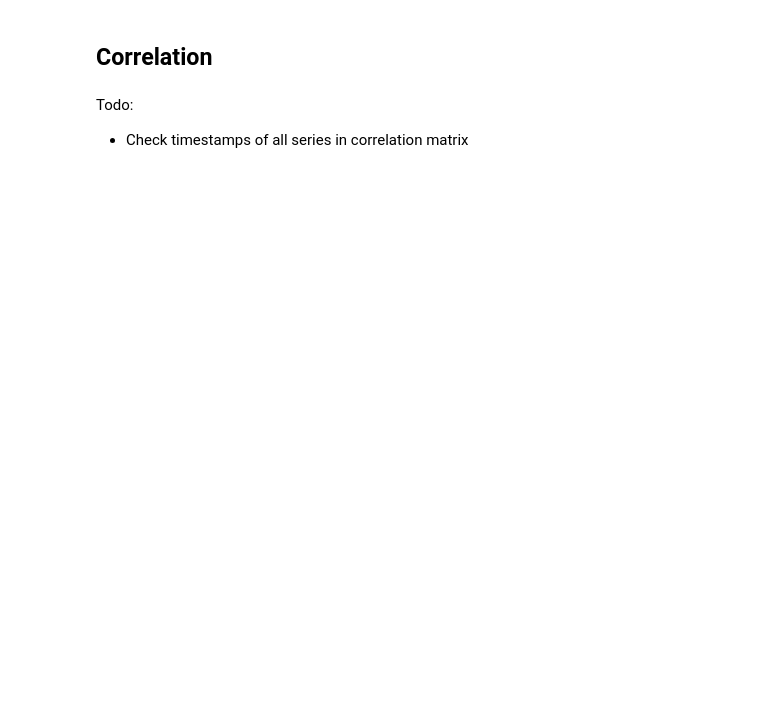
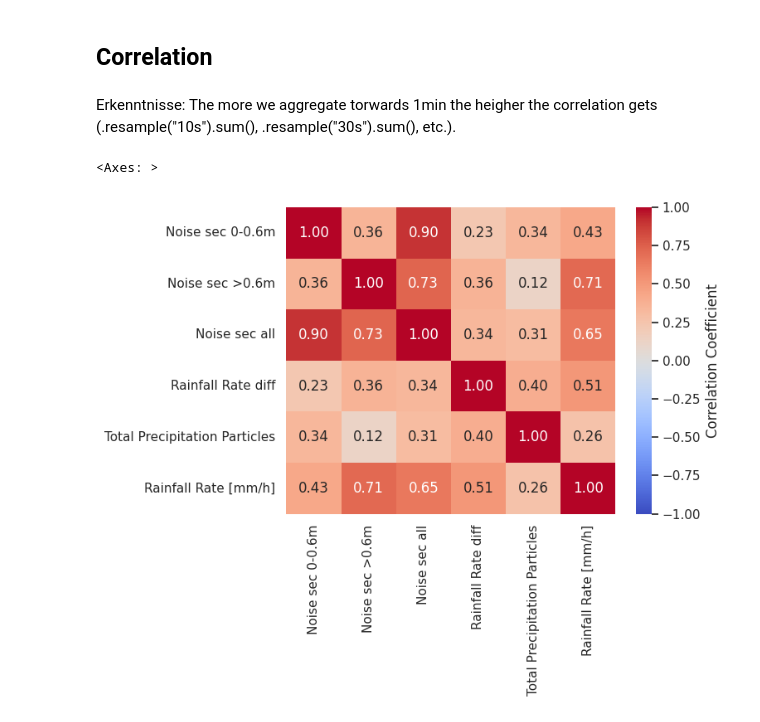
Before and after one commit to MOLISENS-MOSEP/analysis.mosep-analysis, a Jupyter notebook: notebooks/1.2_cg_noise_ring_analysis.ipynb, the cells around one changed output. Cells and saved outputs as stored; diff of their text form; code cells hidden in the pictures; blank space fills up the shorter version.

Commit message:
Add correlation plots of noise analysis

```diff
--- a/notebooks/1.2_cg_noise_ring_analysis.ipynb
+++ b/notebooks/1.2_cg_noise_ring_analysis.ipynb
@@ -365,9 +354,13 @@ df.plot(
 # %%
-rr_differ = df_rain.precipitation.differential  # .resample("1min").sum()
-rr_tpp = df_rain.precipitation.total_precipitation_particles.resample("1min").sum()
-rr_int_h = df_rain.precipitation.intensity_hour.resample("1s").mean()
-# Shift to account for the AWS averaging duration
+df_rain.index = df_rain.index.round(freq="S")  # Round to the nearest second
+rr_differ = df_rain.precipitation.differential
+
+rr_tpp = df_rain.precipitation.total_precipitation_particles
+
+rr_int_h = df_rain.precipitation.intensity_hour  # .resample("1s").mean()
+# Shift precipitation intensity hour to account for the AWS averaging duration
 rr_int_h = rr_int_h.shift(periods=-60, freq="s")
+rr_int_h = rr_int_h[60:]
 # %%
 n_points_ring_close_minutes = pd.concat(rain_ds_minutes_ring_c.apply(pc_statistics.n_points))
 n_points_ring_wide_minutes = pd.concat(rain_ds_minutes_ring_w.apply(pc_statistics.n_points))
@@ -392,6 +386,30 @@ fig
 fig.write_image(FIGURE_FOLDER / "rainfall_vs_noise.png", scale=5)
 # %% [markdown]
 ## Correlation
-# %% [markdown]
-Todo:
-- Check timestamps of all series in correlation matrix
+# %% [markdown]
+Erkenntnisse:
+The more we aggregate torwards 1min the heigher the correlation gets (.resample("10s").sum(), .resample("30s").sum(), etc.).
+# %%
+df_corr_s = pd.DataFrame(
+    {
+        "Noise sec 0-0.6m": n_points_ring_close_seconds,
+        "Noise sec >0.6m": n_points_ring_wide_seconds,
+        "Noise sec all": n_points_ring_wide_seconds + n_points_ring_close_seconds,
+    }
+)
+df_corr_s["Rainfall Rate diff"] = rr_differ
+df_corr_s["Total Precipitation Particles"] = rr_tpp
+df_corr_s["Rainfall Rate [mm/h]"] = rr_int_h
+df_corr_s.corr()
+sns.heatmap(
+    df_corr_s.corr(),
+    annot=True,
+    fmt=".2f",
+    cmap="coolwarm",
+    vmin=-1,
+    vmax=1,
+    cbar_kws={"label": "Correlation Coefficient"},
+)
+# %% [output]
+<Axes: >
+[figure, added]
```
Also changed, not shown: parts of 10 cells of this notebook, 1 other file.
